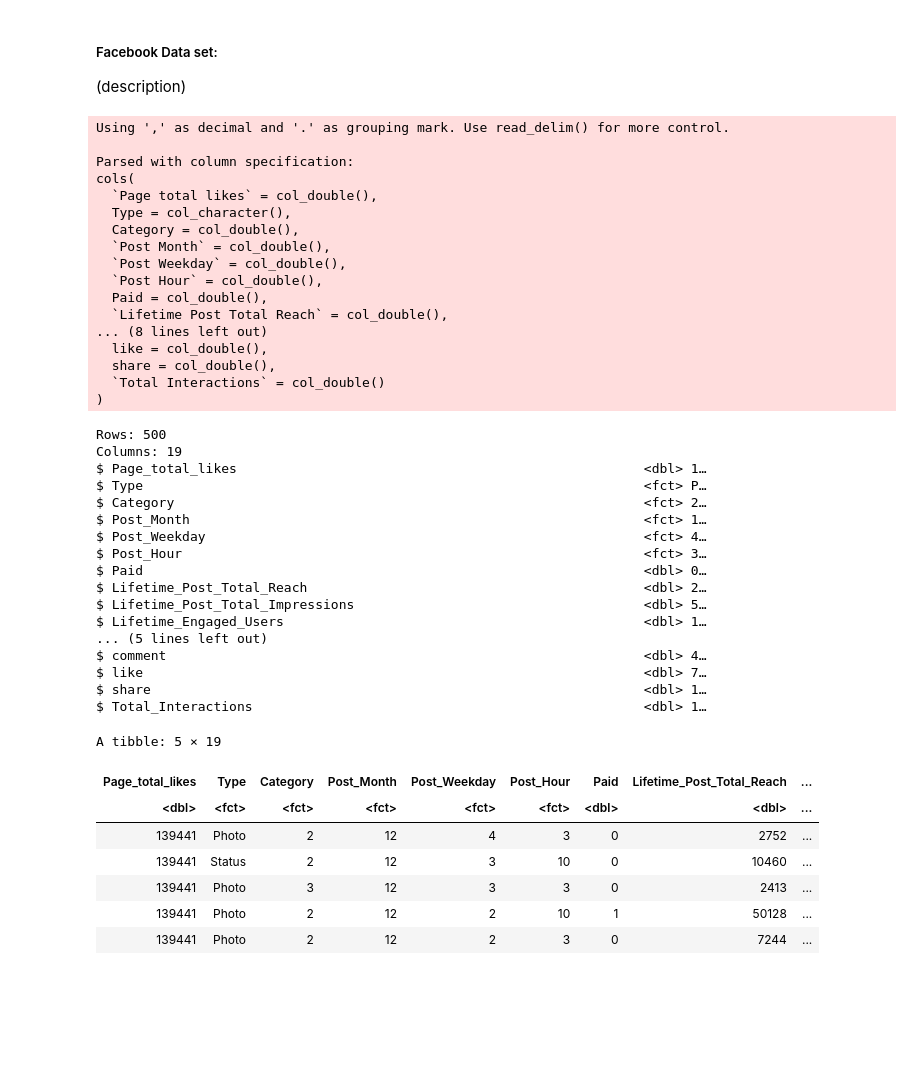
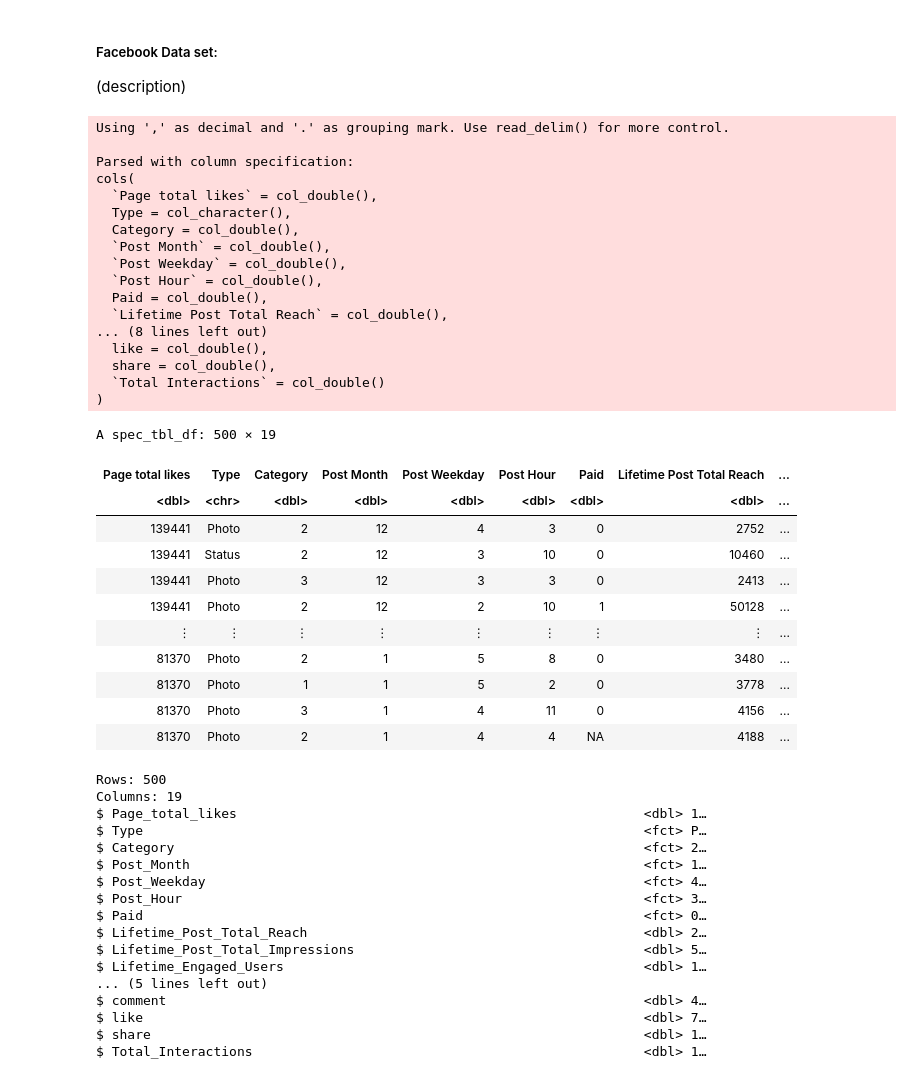
Before and after one commit to calamari99/Facebook-Post-Predictor, a Jupyter notebook: main.ipynb, the cells around one changed output. Saved outputs shown, nothing was run; the diff lists cells and outputs as text; code cells hidden in the pictures; blank space fills up the shorter version.

```diff
--- a/main.ipynb
+++ b/main.ipynb
@@ -37,27 +71,40 @@ options(repr.matrix.max.rows = 8)
 (description)
 # %%
 facebook <- read_csv2("dataset_Facebook.csv")
+facebook
 # %% [output]
 Using ',' as decimal and '.' as grouping mark. Use read_delim() for more control.
 
 Parsed with column specification:
 cols(
   `Page total likes` = col_double(),
   Type = col_character(),
   Category = col_double(),
   `Post Month` = col_double(),
   `Post Weekday` = col_double(),
   `Post Hour` = col_double(),
   Paid = col_double(),
   `Lifetime Post Total Reach` = col_double(),
 ... (8 lines left out)
   like = col_double(),
   share = col_double(),
   `Total Interactions` = col_double()
 )
+A spec_tbl_df: 500 × 19
+| Page total likes | Type | Category | Post Month | Post Weekday | Post Hour | Paid | Lifetime Post Total Reach | ... |
+| <dbl> | <chr> | <dbl> | <dbl> | <dbl> | <dbl> | <dbl> | <dbl> | ... |
+| 139441 | Photo | 2 | 12 | 4 | 3 | 0 | 2752 | ... |
+| 139441 | Status | 2 | 12 | 3 | 10 | 0 | 10460 | ... |
+| 139441 | Photo | 3 | 12 | 3 | 3 | 0 | 2413 | ... |
+| 139441 | Photo | 2 | 12 | 2 | 10 | 1 | 50128 | ... |
+| ⋮ | ⋮ | ⋮ | ⋮ | ⋮ | ⋮ | ⋮ | ⋮ | ... |
+| 81370 | Photo | 2 | 1 | 5 | 8 | 0 | 3480 | ... |
+| 81370 | Photo | 1 | 1 | 5 | 2 | 0 | 3778 | ... |
+| 81370 | Photo | 3 | 1 | 4 | 11 | 0 | 4156 | ... |
+| 81370 | Photo | 2 | 1 | 4 | 4 | NA | 4188 | ... |
 # %%
 # Replacing specified columns to categorical factors
-cols <- c("Type", "Category", "Post Month", "Post Weekday", "Post Hour")
+cols <- c("Type", "Category", "Post Month", "Paid", "Post Weekday", "Post Hour")
 facebook[cols] <- lapply(facebook[cols], as.factor)
 
 # Renaming column headers without spaces
@@ -66,7 +113,6 @@ facebook_colname_fix <- facebook
 facebook_col_name_vec <- gsub(" ", "_", colnames(facebook))
 colnames(facebook) <- facebook_col_name_vec
 
-
 glimpse(facebook)
 # %% [output]
 Rows: 500
@@ -77,7 +123,7 @@ $ Category                                                            <fct> 2…
 $ Post_Month                                                          <fct> 1…
 $ Post_Weekday                                                        <fct> 4…
 $ Post_Hour                                                           <fct> 3…
-$ Paid                                                                <dbl> 0…
+$ Paid                                                                <fct> 0…
 $ Lifetime_Post_Total_Reach                                           <dbl> 2…
 $ Lifetime_Post_Total_Impressions                                     <dbl> 5…
 $ Lifetime_Engaged_Users                                              <dbl> 1…
@@ -86,14 +132,3 @@ $ comment                                                             <dbl> 4…
 $ like                                                                <dbl> 7…
 $ share                                                               <dbl> 1…
 $ Total_Interactions                                                  <dbl> 1…
-# %%
-head(facebook, n = 5)
-# %% [output]
-A tibble: 5 × 19
-| Page_total_likes | Type | Category | Post_Month | Post_Weekday | Post_Hour | Paid | Lifetime_Post_Total_Reach | ... |
-| <dbl> | <fct> | <fct> | <fct> | <fct> | <fct> | <dbl> | <dbl> | ... |
-| 139441 | Photo | 2 | 12 | 4 | 3 | 0 | 2752 | ... |
-| 139441 | Status | 2 | 12 | 3 | 10 | 0 | 10460 | ... |
-| 139441 | Photo | 3 | 12 | 3 | 3 | 0 | 2413 | ... |
-| 139441 | Photo | 2 | 12 | 2 | 10 | 1 | 50128 | ... |
-| 139441 | Photo | 2 | 12 | 2 | 3 | 0 | 7244 | ... |
```
Also changed, not shown: parts of 28 cells of this notebook.
